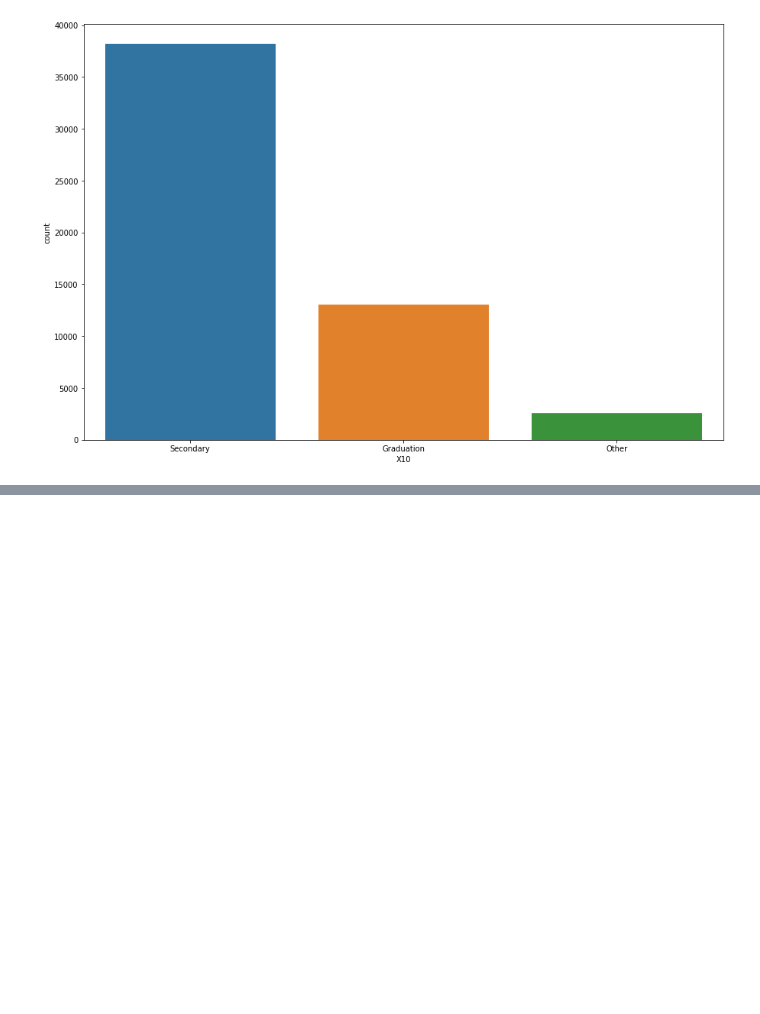
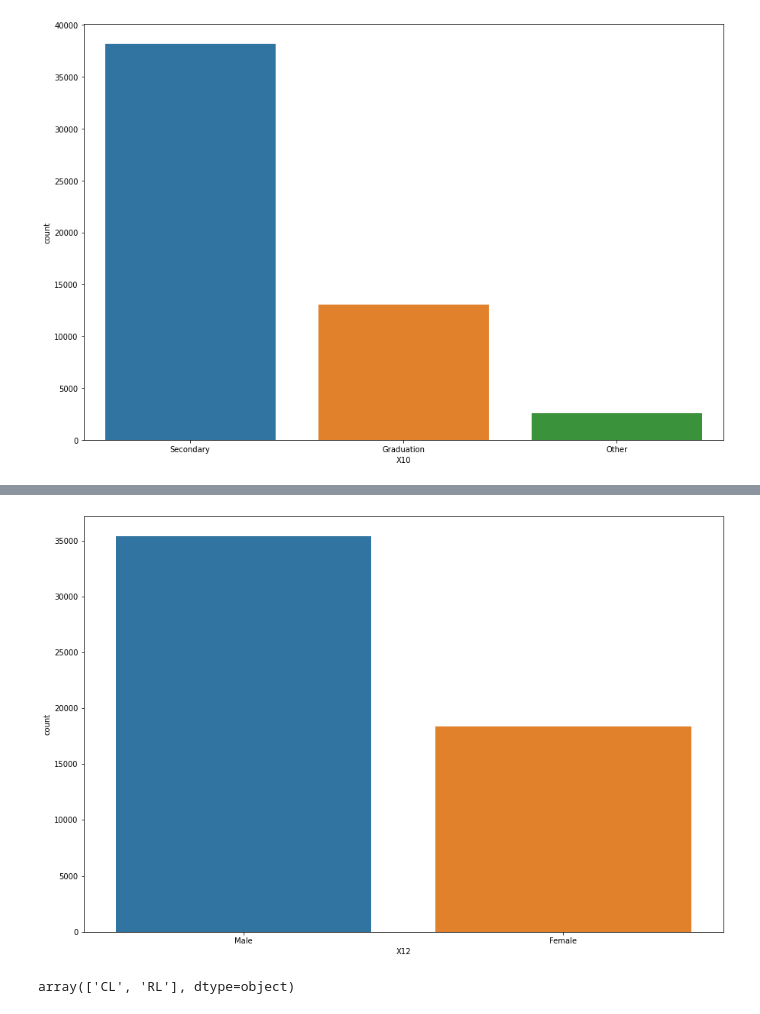
Before and after one commit to Asanka98/Regression, a Jupyter notebook: Logistic Regression/Logistic Regression V1.ipynb, the cells around one changed output, grey strips where cells are left out. Cells and saved outputs as stored; diff of their text form; code cells hidden in the pictures; blank space fills up the shorter version.

```diff
--- a/Logistic Regression/Logistic Regression V1.ipynb
+++ b/Logistic Regression/Logistic Regression V1.ipynb
@@ -343,0 +388,12 @@ plt.show()
+# %%
+fig = plt.figure()
+fig.set_size_inches(15, 10)
+pred_var = sns.countplot(X['X12'])
+pred_var.set_xticklabels(['Male', 'Female'])
+plt.show()
+# %% [output]
+[figure, added]
+# %%
+X.X13.unique()
+# %% [output]
+array(['CL', 'RL'], dtype=object)
```
Also changed, not shown: parts of 22 cells of this notebook.
